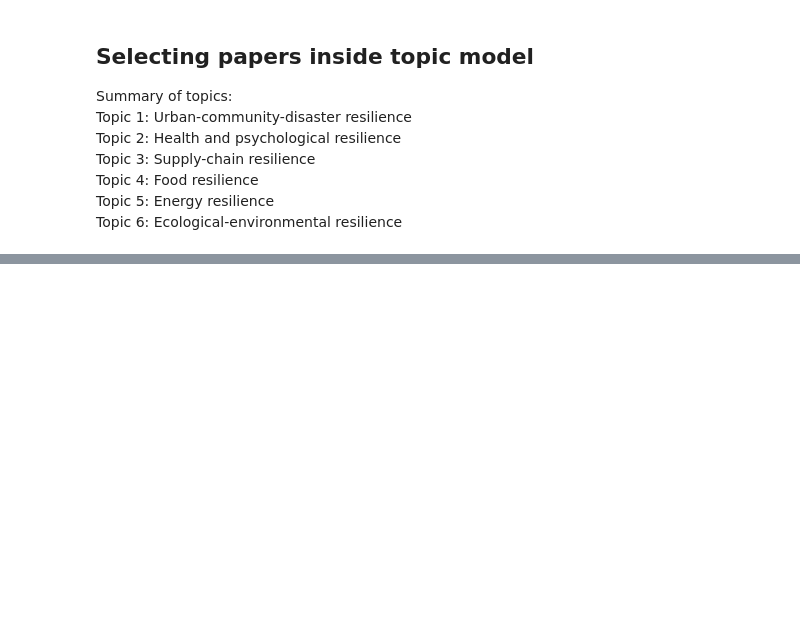
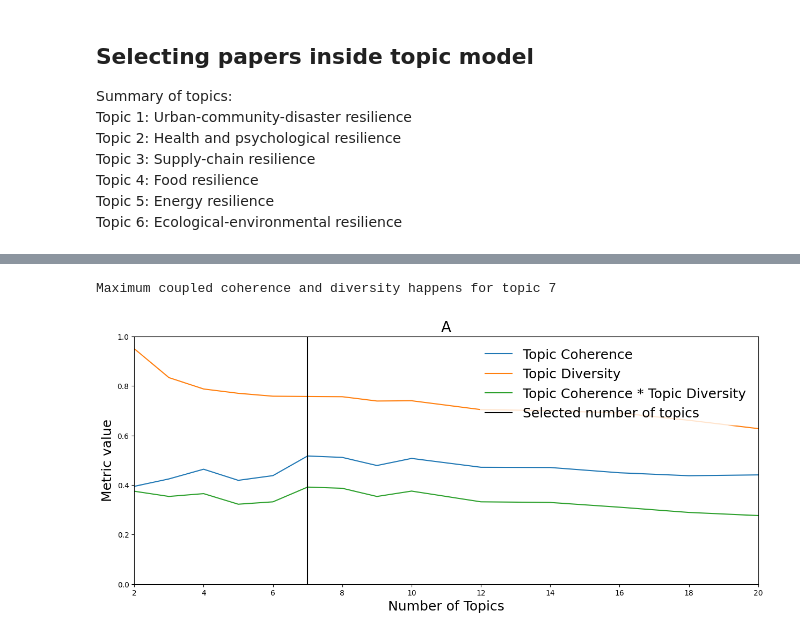
Before and after one commit to vitorhirata/resilience-metrics-review, a Jupyter notebook: review_topic_modelling.ipynb, the cells around one changed output, grey strips where cells are left out. Cells and saved outputs as stored; diff of their text form; code cells hidden in the pictures; blank space fills up the shorter version.

```diff
--- a/review_topic_modelling.ipynb
+++ b/review_topic_modelling.ipynb
@@ -206,0 +209,6 @@ with pd.ExcelWriter("data/meta-review_topics.xlsx") as writer:
+# %%
+def topic_diversity(topics, number_keywords):
+    unique_words = set()
+    for topic in topics:
+        unique_words = unique_words.union(set(topic[:number_keywords]))
+    return len(unique_words) / (number_keywords * len(topics))
@@ -206,0 +252,33 @@ with pd.ExcelWriter("data/meta-review_topics.xlsx") as writer:
+# %%
+# Compute model performance metrics
+coherenceModel = lambda model: gensim.models.coherencemodel.CoherenceModel(
+    model=model, texts=docs, dictionary=dictionary, coherence='c_v'
+).get_coherence()
+coherences = [coherenceModel(LDA_models[num_topics]) for num_topics in num_topics_options]
+
+num_keywords_div = 20
+diversity = [topic_diversity(LDA_topics[num_topics], num_keywords_div) for num_topics in num_topics_options]
+
+coupled_coherence_diversity = [a*b for a,b in zip(diversity,coherences)]
+
+idx = coupled_coherence_diversity.index(max(coupled_coherence_diversity))
+print(f"Maximum coupled coherence and diversity happens for topic {num_topics_options[idx]}")
+# %% [output]
+Maximum coupled coherence and diversity happens for topic 7
+# %%
+plt.figure(figsize=(15,6))
+ax = sns.lineplot(x=num_topics_options, y=coherences, label='Topic Coherence')
+ax = sns.lineplot(x=num_topics_options, y=diversity, label='Topic Diversity')
+ax = sns.lineplot(x=num_topics_options, y=coupled_coherence_diversity, label='Topic Coherence * Topic Diversity')
+ax.axvline(7, color='black', label="Selected number of topics")
+
+ax.set_ylim([0, 1])
+ax.set_xlim([2, num_topics_options[-1]])
+
+ax.set_ylabel('Metric value', fontsize=18)
+ax.set_xlabel('Number of Topics', fontsize=18)
+ax.set_title("A", fontsize=20)
+plt.legend(fontsize=18, loc='upper right')
+plt.savefig('results/review_validation_number_topics.png')
+# %% [output]
+[figure, added]
```
Also changed, not shown: parts of 6 cells of this notebook.
